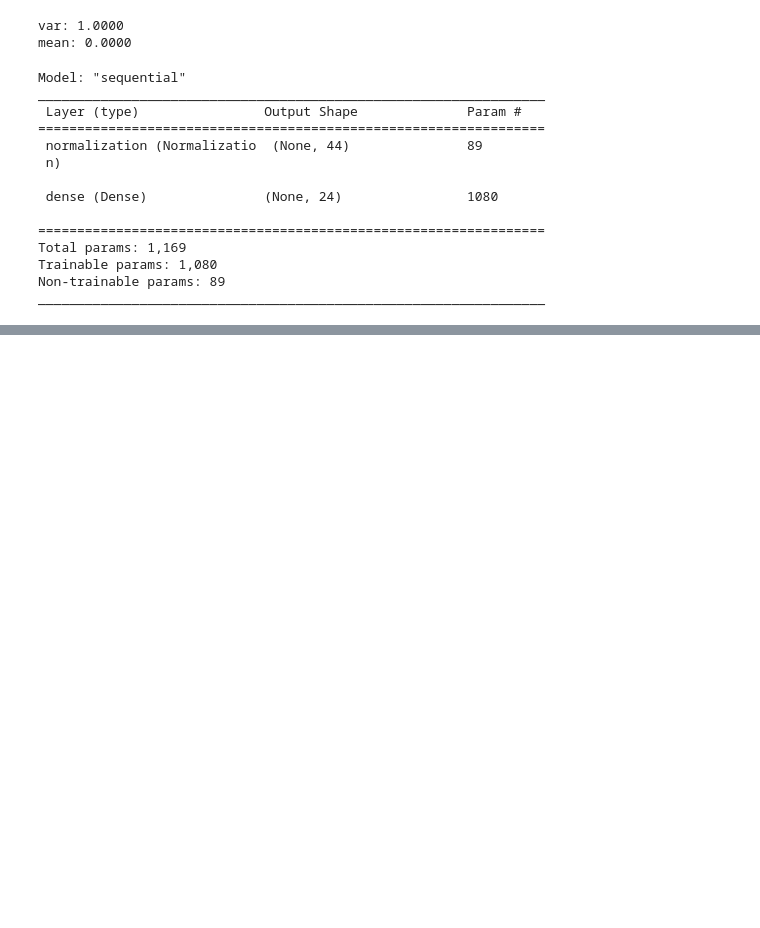
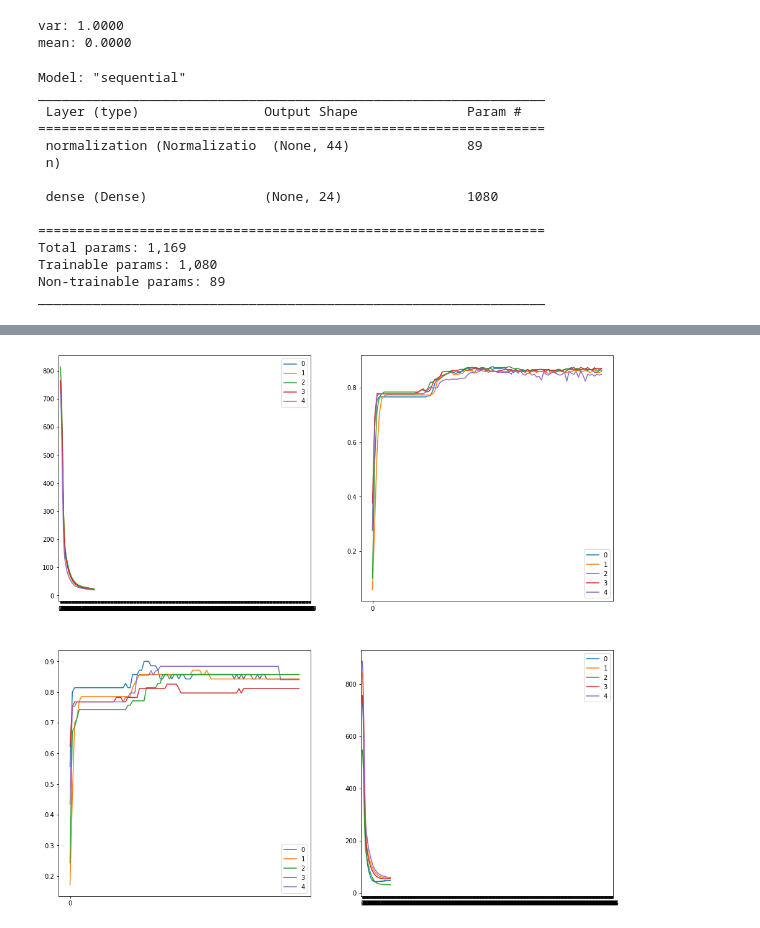
Before and after one commit to chabazite/DnD_Monsters, a Jupyter notebook: notebooks/5.0_ASI_Modeling.ipynb, the cells around one changed output, grey strips where cells are left out. Cells and saved outputs as stored; diff of their text form; code cells hidden in the pictures; blank space fills up the shorter version.

```diff
--- a/notebooks/5.0_ASI_Modeling.ipynb
+++ b/notebooks/5.0_ASI_Modeling.ipynb
@@ -376,3 +376,7 @@ Trainable params: 1,309
 Non-trainable params: 89
 _________________________________________________________________
 None
+# %%
+#hyperparameter tuning
+
+scores_tune, histories_tune = cross_validate(X,Y,epochs=100,verbose=0, batch_size=16)
@@ -378,0 +401,4 @@ None
+# %%
+plot_histories(histories_tune)
+# %% [output]
+[figure, added]
```
Also changed, not shown: parts of 15 cells of this notebook, 3 other files.
